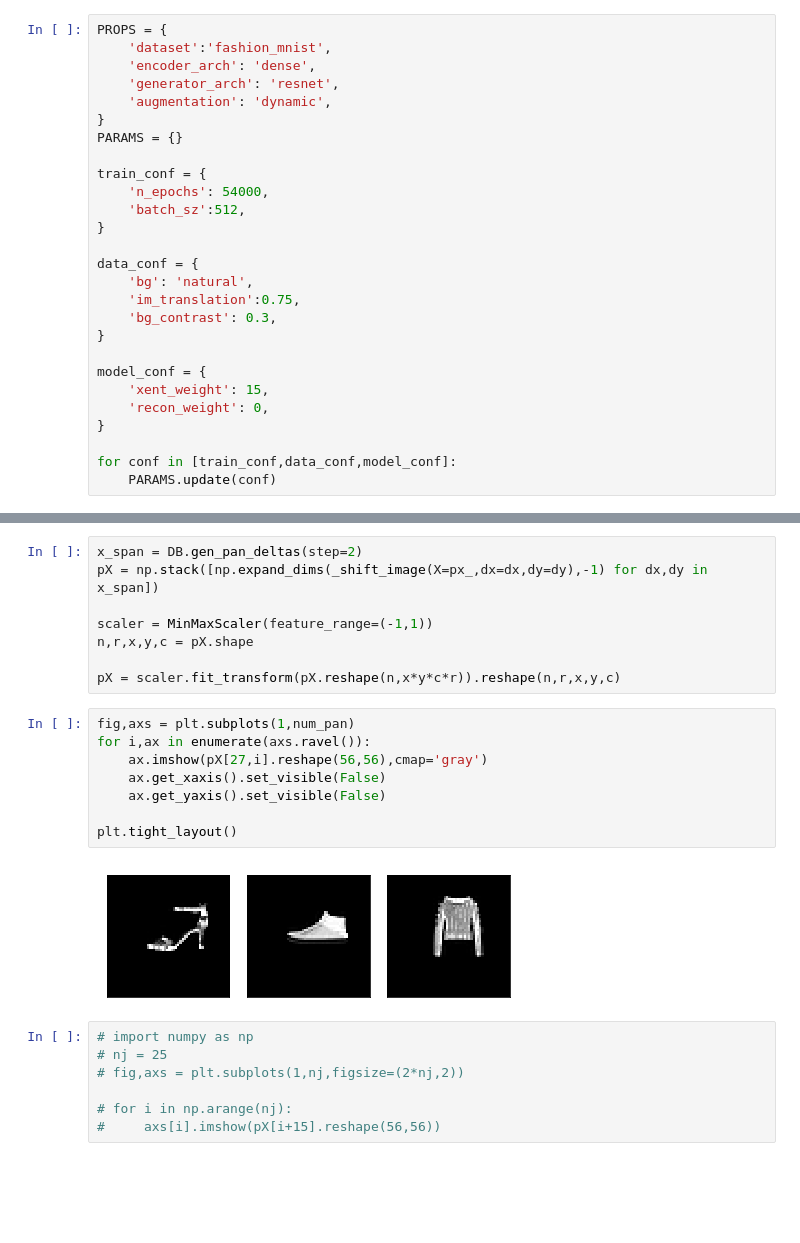
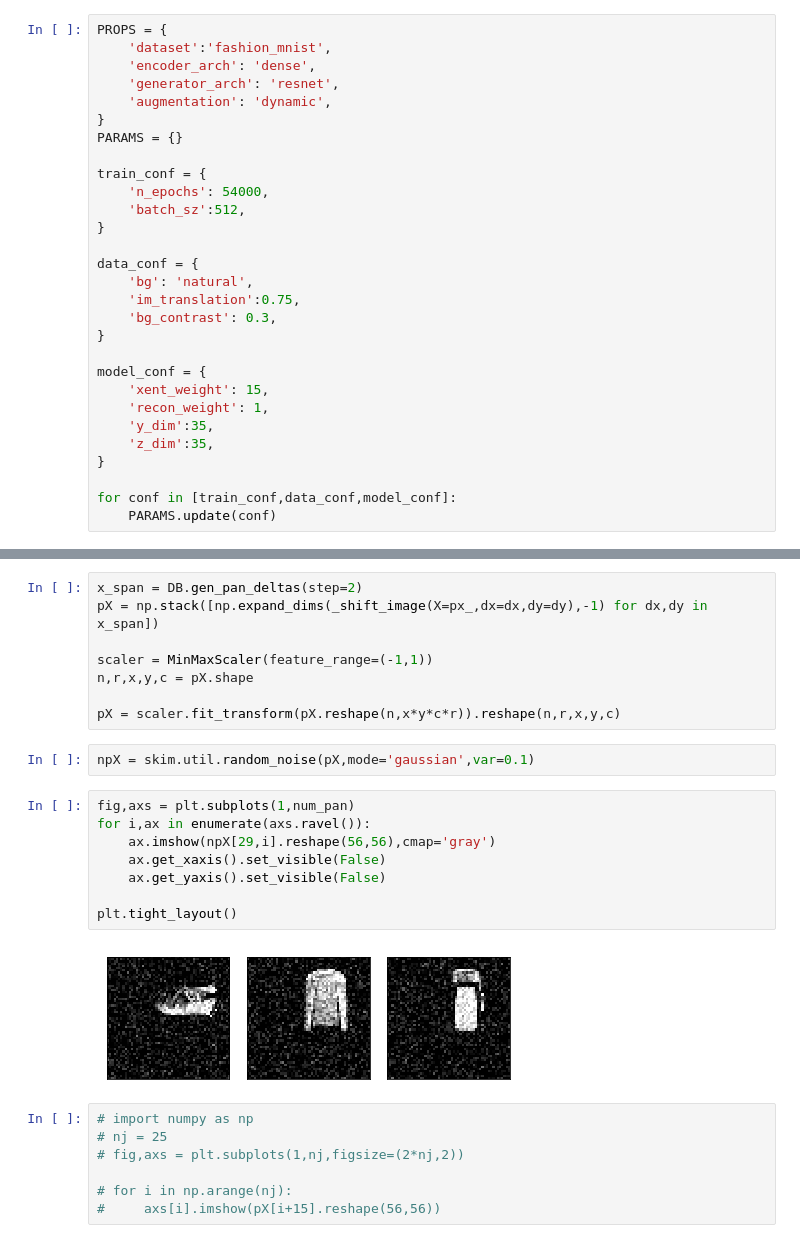
Before and after one commit to elijahc/vae, a Jupyter notebook: notebooks/06.2-FMNIST-M-Dense-Res.ipynb, the cells around one changed output, grey strips where cells are left out. Cells and saved outputs as stored; diff of their text form; blank space fills up the shorter version.

Commit message:
no-recon gif and recent notebook updates

```diff
--- a/notebooks/06.2-FMNIST-M-Dense-Res.ipynb
+++ b/notebooks/06.2-FMNIST-M-Dense-Res.ipynb
@@ -43,7 +43,9 @@ data_conf = {
 
 model_conf = {
     'xent_weight': 15,
-    'recon_weight': 0,
+    'recon_weight': 1,
+    'y_dim':35,
+    'z_dim':35,
 }
 
 for conf in [train_conf,data_conf,model_conf]:
@@ -142,16 +161,18 @@ scaler = MinMaxScaler(feature_range=(-1,1))
 n,r,x,y,c = pX.shape
 
 pX = scaler.fit_transform(pX.reshape(n,x*y*c*r)).reshape(n,r,x,y,c)
+# %%
+npX = skim.util.random_noise(pX,mode='gaussian',var=0.1)
 # %%
 fig,axs = plt.subplots(1,num_pan)
 for i,ax in enumerate(axs.ravel()):
-    ax.imshow(pX[27,i].reshape(56,56),cmap='gray')
+    ax.imshow(npX[29,i].reshape(56,56),cmap='gray')
     ax.get_xaxis().set_visible(False)
     ax.get_yaxis().set_visible(False)
 
 plt.tight_layout()
 # %% [output]
-[figure, old version]
+[figure, new version]
 # %%
 # import numpy as np
 # nj = 25
```
Also changed, not shown: parts of 28 cells of this notebook, 15 other files.
